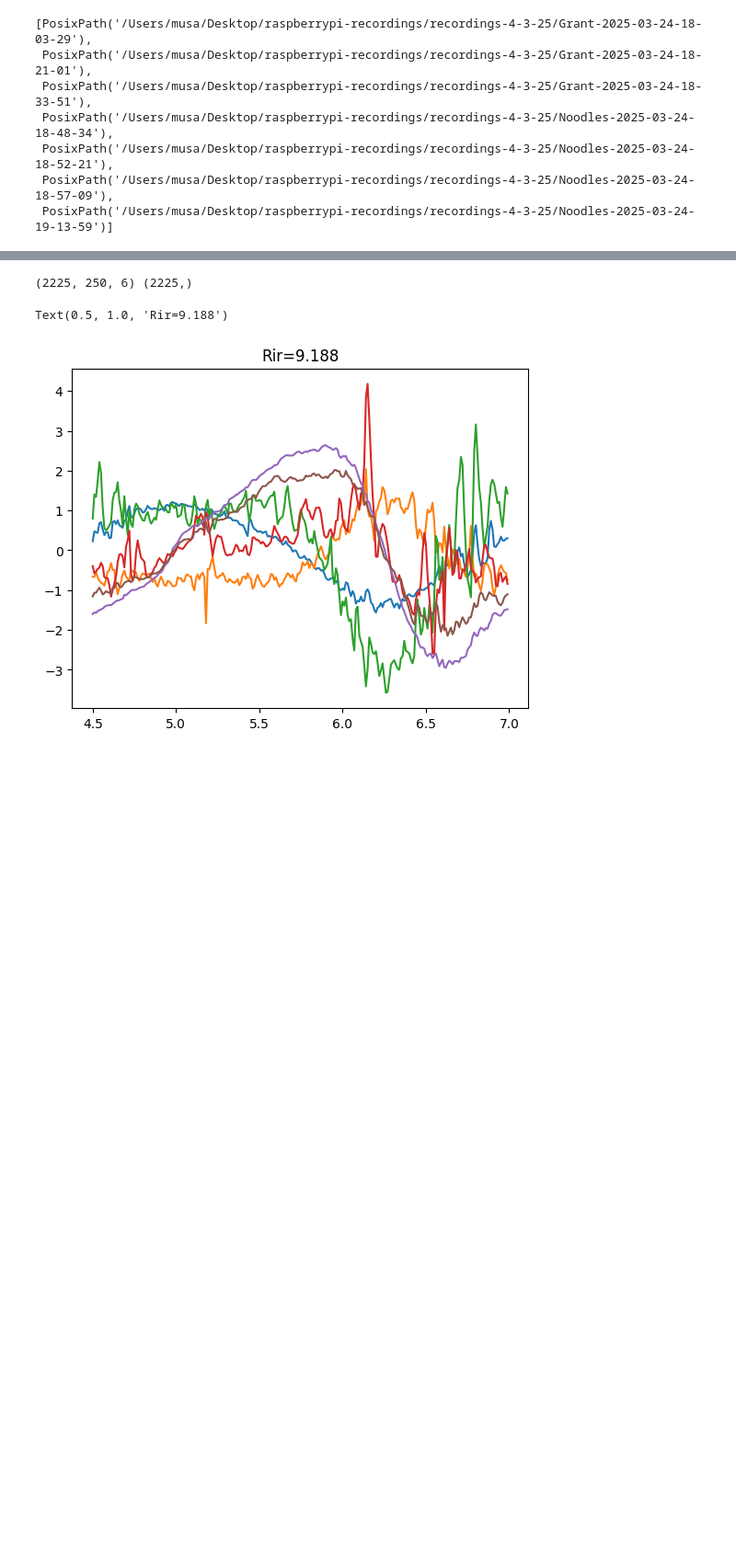
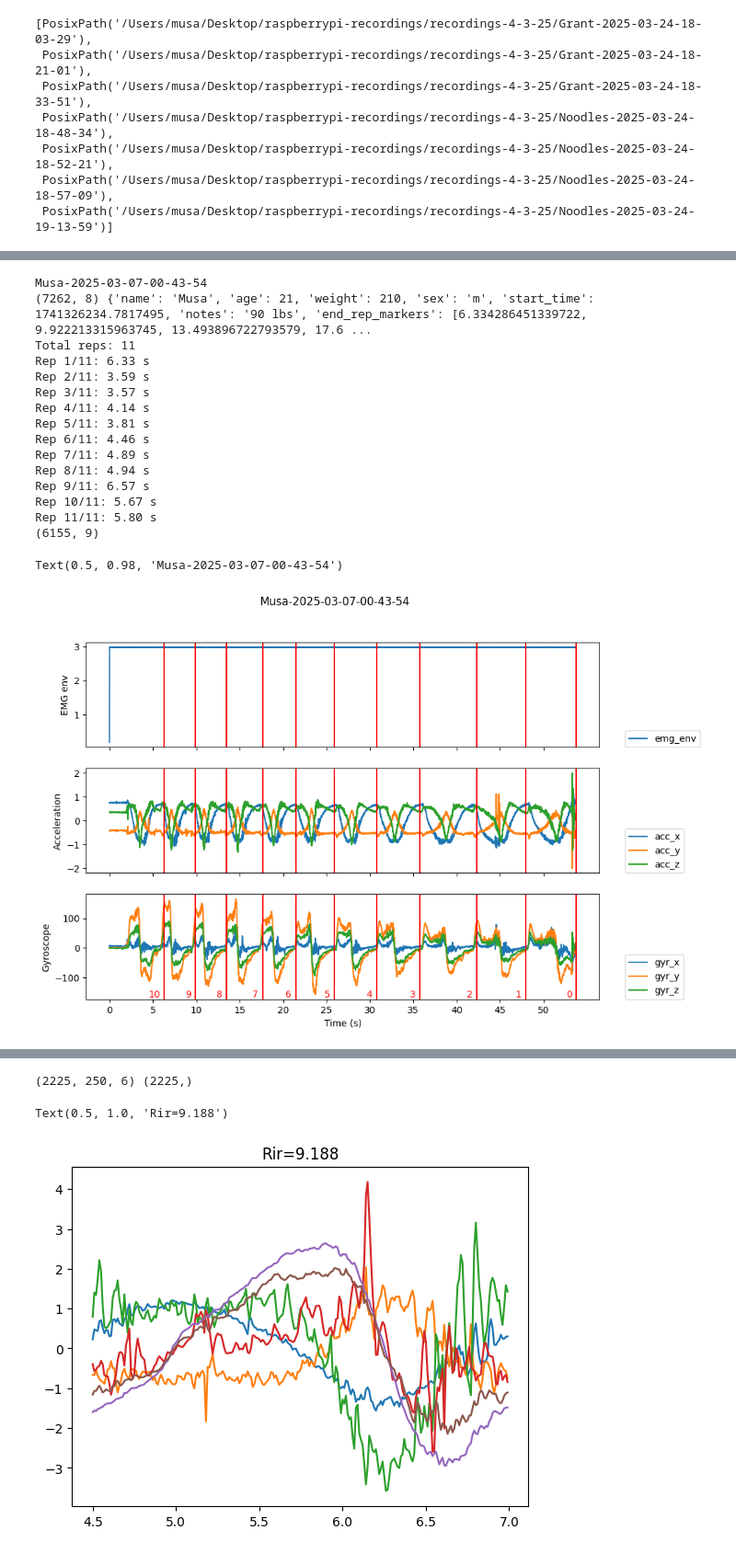
Before and after one commit to Musa-Azeem/AI-hypertrophy-coach, a Jupyter notebook: pipeline.ipynb, the cells around one changed output, grey strips where cells are left out. Shown at 92% size. Saved outputs shown, nothing was run; the diff lists cells and outputs as text; code cells hidden in the pictures; blank space fills up the shorter version.

```diff
--- a/pipeline.ipynb
+++ b/pipeline.ipynb
@@ -112,7 +133,7 @@ Text(0.5, 0.98, 'Noodles-2025-03-24-19-13-59')
 # %%
 ## FOR version 1 - emg and imu in one file (data.csv) - values already normalized
 
-d = dirs[0]
+d = dirs[8]
 
 print(d.name)
 df = pd.read_csv(d / 'data.csv')
@@ -126,33 +147,51 @@ df['rir'] = -1
 print(f'Rep 1/{total_reps}: {info["end_rep_markers"][0]:.2f} s')
 df.loc[df['time'] < info['end_rep_markers'][0], 'rir'] = total_reps - 1
 for i, (start, end) in enumerate(zip(info['end_rep_markers'][:-1], info['end_rep_markers'][1:])):
     print(f'Rep {i+2}/{total_reps}: {end-start:.2f} s')
     df.loc[df['time'].between(start, end), 'rir'] = total_reps - i - 2
 df = df[df['rir'] != -1]
 
 i=0
 df = df.iloc[int(i*100):]
 print(df.shape)
 
 fig, axes = plt.subplots(3, 1, figsize=(10, 7), sharex=True)
 
 axes[0].plot(df['time'], df['emg_env'], label='emg_env')
 axes[1].plot(df['time'], df[['acc_x', 'acc_y', 'acc_z']], label=['acc_x', 'acc_y', 'acc_z'])
 axes[2].plot(df['time'], df[['gyr_x', 'gyr_y', 'gyr_z']], label=['gyr_x', 'gyr_y', 'gyr_z'])
 
 axes[0].set_ylabel('EMG env')
 axes[1].set_ylabel('Acceleration')
 axes[2].set_ylabel('Gyroscope')
 axes[2].set_xlabel('Time (s)')
 [ax.legend(loc=(1.05, 0)) for ax in axes]
 
 axes[2].set_xticks(np.arange(df['time'].iloc[0], df['time'].iloc[-1], 5))
 
 for i,end_rep_mark in enumerate(info['end_rep_markers']):
     [ax.axvline(end_rep_mark, color='r') for ax in axes if end_rep_mark > df['time'].iloc[0]]
     axes[2].text(end_rep_mark - 0.5, 0.02, total_reps - i - 1, transform=axes[2].get_xaxis_transform(), color='r', horizontalalignment='right')
 
 plt.suptitle(d.stem)
+# %% [output]
+Musa-2025-03-07-00-43-54
+(7262, 8) {'name': 'Musa', 'age': 21, 'weight': 210, 'sex': 'm', 'start_time': 1741326234.7817495, 'notes': '90 lbs', 'end_rep_markers': [6.334286451339722, 9.922213315963745, 13.493896722793579, 17.6 ...
+Total reps: 11
+Rep 1/11: 6.33 s
+Rep 2/11: 3.59 s
+Rep 3/11: 3.57 s
+Rep 4/11: 4.14 s
+Rep 5/11: 3.81 s
+Rep 6/11: 4.46 s
+Rep 7/11: 4.89 s
+Rep 8/11: 4.94 s
+Rep 9/11: 6.57 s
+Rep 10/11: 5.67 s
+Rep 11/11: 5.80 s
+(6155, 9)
+Text(0.5, 0.98, 'Musa-2025-03-07-00-43-54')
+[figure, added]
 # %%
 def label_rir(df, info):
     total_reps = len(info['end_rep_markers'])
```
Also changed, not shown: parts of 8 cells of this notebook.
